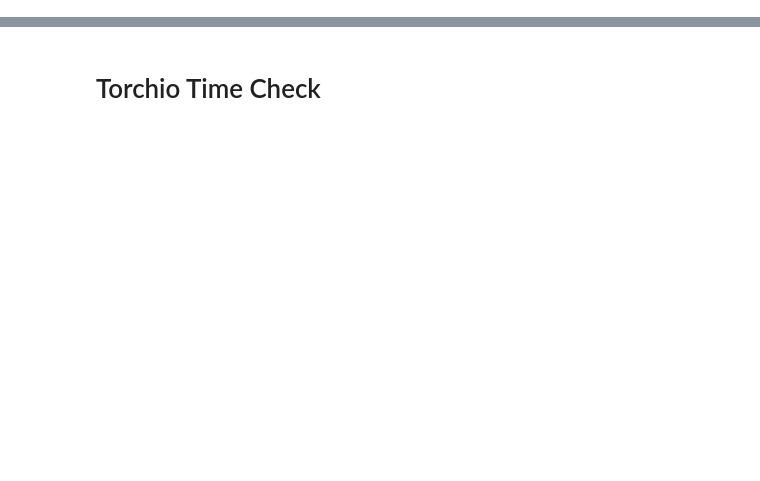
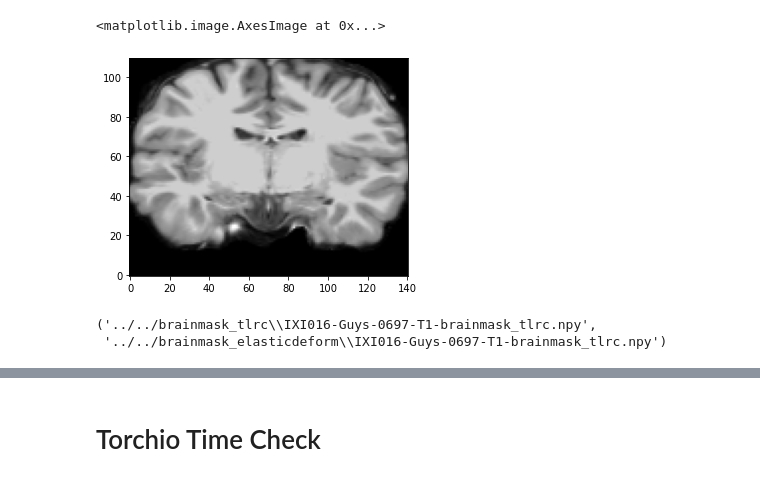
Before and after one commit to 1pha/brain-age-prediction, a Jupyter notebook: dump.ipynb, the cells around one changed output, grey strips where cells are left out. Saved outputs shown, nothing was run; the diff lists cells and outputs as text; code cells hidden in the pictures; blank space fills up the shorter version.

```diff
--- a/dump.ipynb
+++ b/dump.ipynb
@@ -0,0 +55,11 @@
+# %%
+fig, ax = plt.subplots()
+ax.imshow(batches[0][2][0][:, 86, :].T, cmap="gray", origin="lower")
+# %% [output]
+<matplotlib.image.AxesImage at 0x...>
+[figure, added]
+# %%
+ori_files[1], files[1]
+# %% [output]
+('../../brainmask_tlrc\\IXI016-Guys-0697-T1-brainmask_tlrc.npy',
+ '../../brainmask_elasticdeform\\IXI016-Guys-0697-T1-brainmask_tlrc.npy')
```
Also changed, not shown: parts of 16 cells of this notebook.
